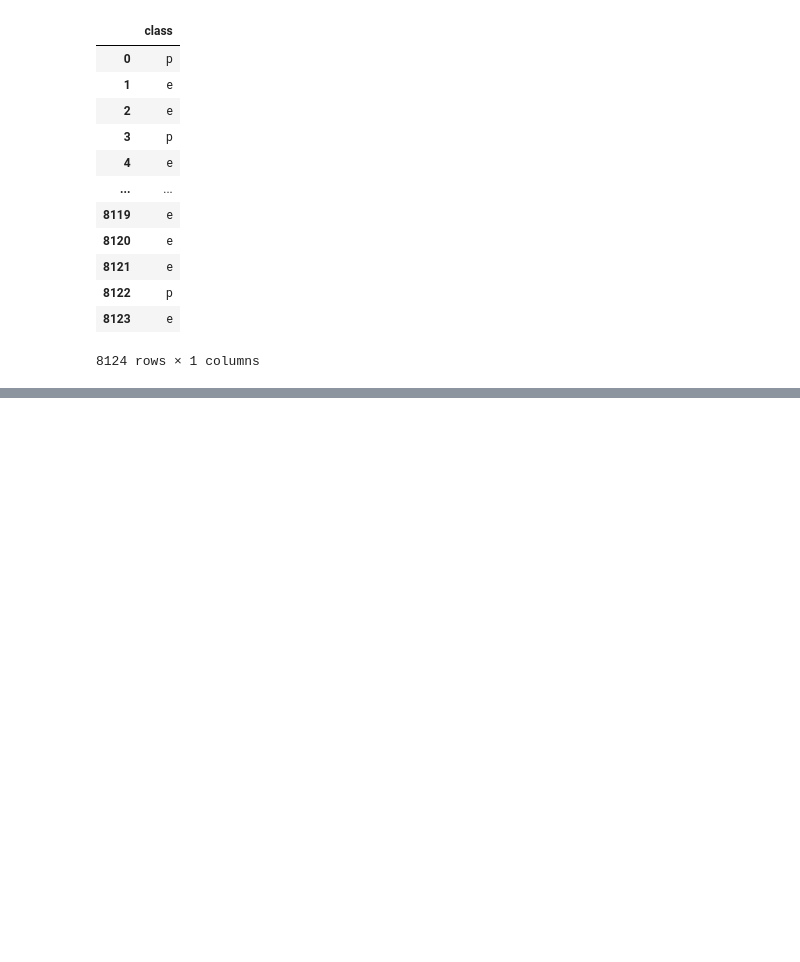
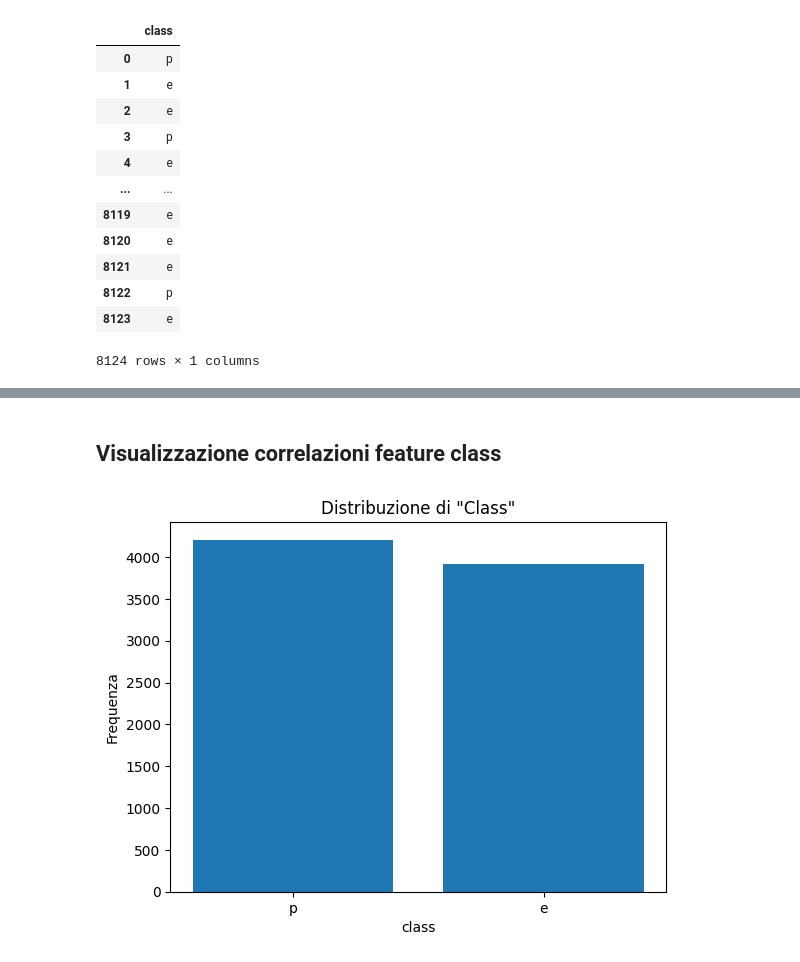
Before and after one commit to sammiforza3/MLTrainingWithNoisyDatasets, a Jupyter notebook: decisiontree.ipynb, the cells around one changed output, grey strips where cells are left out. Drawn from its saved outputs; the diff is of its cells as text; code cells hidden in the pictures; blank space fills up the shorter version.

```diff
--- a/decisiontree.ipynb
+++ b/decisiontree.ipynb
@@ -123,0 +76,11 @@ Name: cap-shape_c, Length: 5686, dtype: float64
+# %% [markdown]
+## Visualizzazione correlazioni feature class
+# %%
+plt.bar(df["class"].unique(), df["class"].value_counts())
+plt.xlabel("class")
+plt.ylabel("Frequenza")
+plt.title("Distribuzione di \"Class\"")
+plt.xticks([0, 1])
+plt.show()
+# %% [output]
+[figure, added]
```
Also changed, not shown: parts of 18 cells of this notebook, 1 other file.
